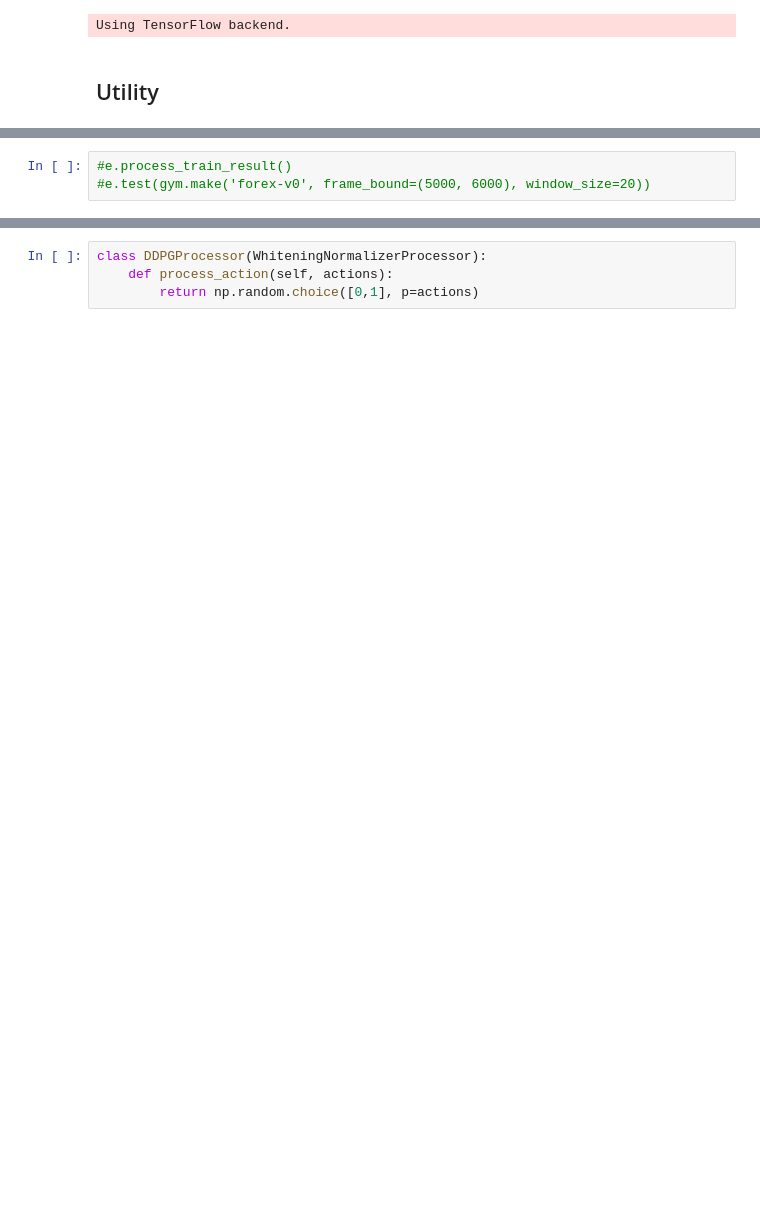
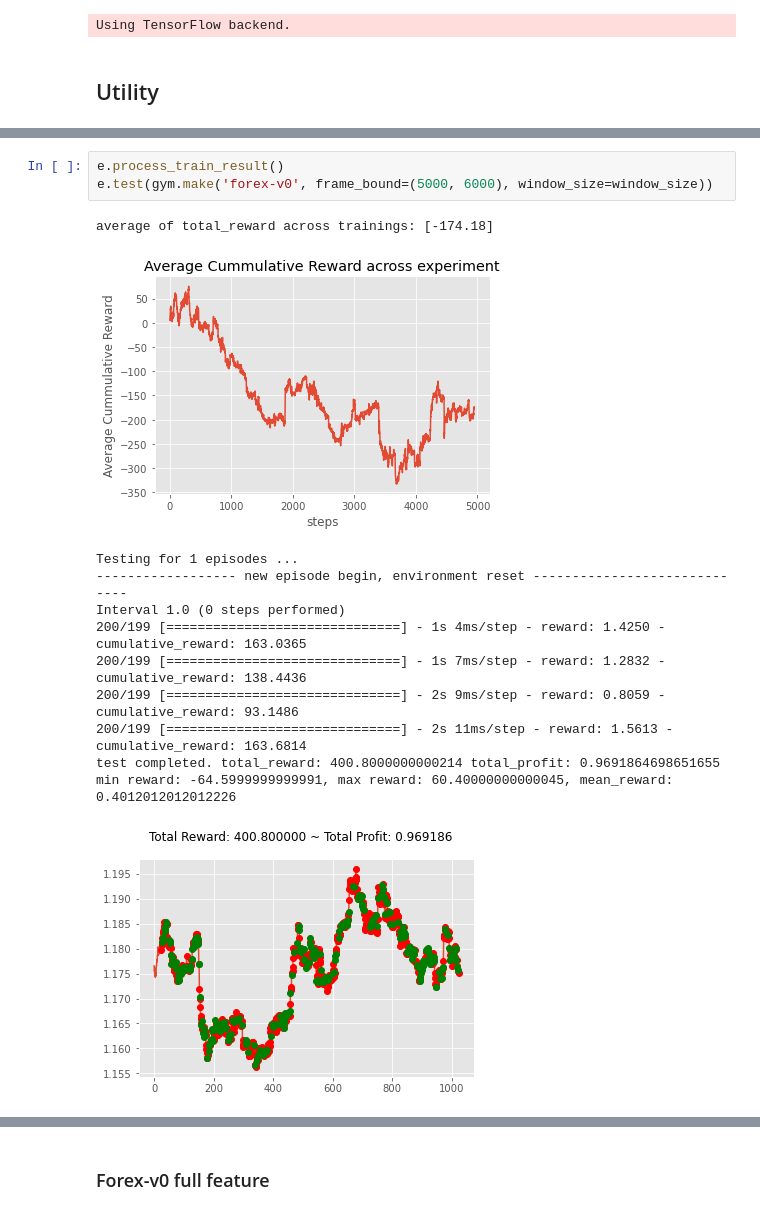
Before and after one commit to wliant/mtech-sls, a Jupyter notebook: DPPG_william.ipynb, the cells around one changed output, grey strips where cells are left out. Saved outputs shown, nothing was run; the diff lists cells and outputs as text; blank space fills up the shorter version.

```diff
--- a/DPPG_william.ipynb
+++ b/DPPG_william.ipynb
@@ -107,3 +140,16 @@ from evaluator import Evaluator
 # %%
-#e.process_train_result()
-#e.test(gym.make('forex-v0', frame_bound=(5000, 6000), window_size=20))
+e.process_train_result()
+e.test(gym.make('forex-v0', frame_bound=(5000, 6000), window_size=window_size))
+# %% [output]
+average of total_reward across trainings: [-174.18]
+[figure, added]
+Testing for 1 episodes ...
+------------------ new episode begin, environment reset -----------------------------
+Interval 1.0 (0 steps performed)
+200/199 [==============================] - 1s 4ms/step - reward: 1.4250 - cumulative_reward: 163.0365
+200/199 [==============================] - 1s 7ms/step - reward: 1.2832 - cumulative_reward: 138.4436
+200/199 [==============================] - 2s 9ms/step - reward: 0.8059 - cumulative_reward: 93.1486
+200/199 [==============================] - 2s 11ms/step - reward: 1.5613 - cumulative_reward: 163.6814
+test completed. total_reward: 400.8000000000214 total_profit: 0.9691864698651655
+min reward: -64.5999999999991, max reward: 60.40000000000045, mean_reward: 0.4012012012012226
+[figure, added]
@@ -110,5 +157,3 @@ from evaluator import Evaluator
-# %%
-class DDPGProcessor(WhiteningNormalizerProcessor):
-    def process_action(self, actions):
-        return np.random.choice([0,1], p=actions)
+# %% [markdown]
+### Forex-v0 full feature
 # %%
```
Also changed, not shown: parts of 15 cells of this notebook.
